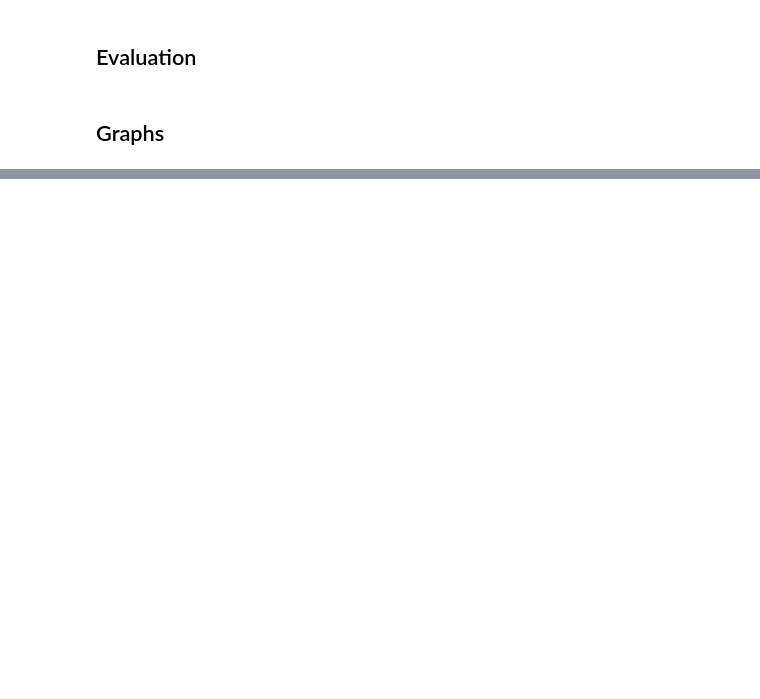
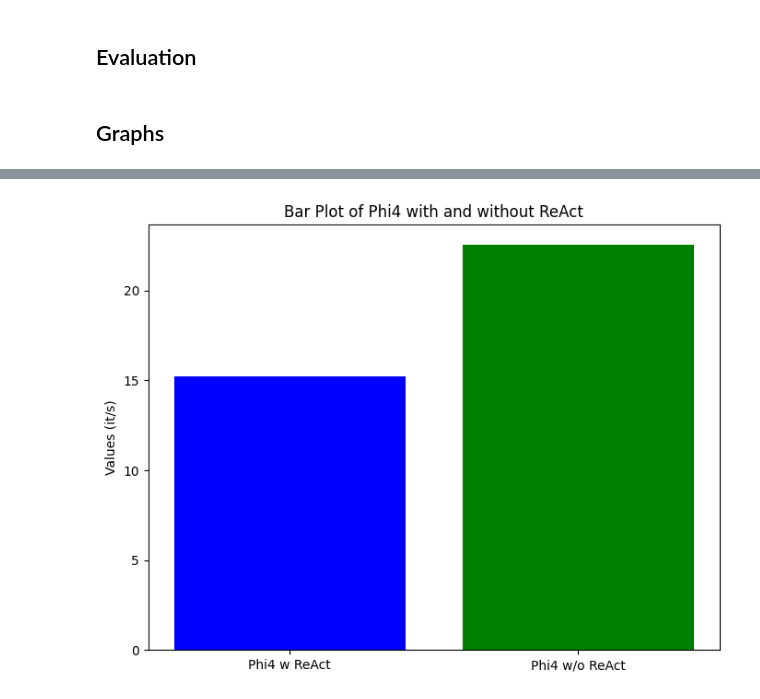
Before and after one commit to Rahul-1100/LLM-Agents, a Jupyter notebook: evaluation-and-graphs.ipynb, the cells around one changed output, grey strips where cells are left out. Saved outputs shown, nothing was run; the diff lists cells and outputs as text; code cells hidden in the pictures; blank space fills up the shorter version.

```diff
--- a/evaluation-and-graphs.ipynb
+++ b/evaluation-and-graphs.ipynb
@@ -330,0 +368,16 @@ torch.Size([4, 20])
+# %%
+import matplotlib.pyplot as plt
+
+# Data and labels
+data = [15.23, 22.54]
+labels = ['Phi4 w ReAct', 'Phi4 w/o ReAct']
+
+# Plotting the bar plot with different colors
+colors = ['blue', 'green']
+plt.figure(figsize=(8, 6))
+plt.bar(labels, data, color=colors)
+plt.ylabel('Values (it/s)')
+plt.title('Bar Plot of Phi4 with and without ReAct')
+plt.show()
+# %% [output]
+[figure, added]
```
Also changed, not shown: parts of 5 cells of this notebook, 11 other files.
